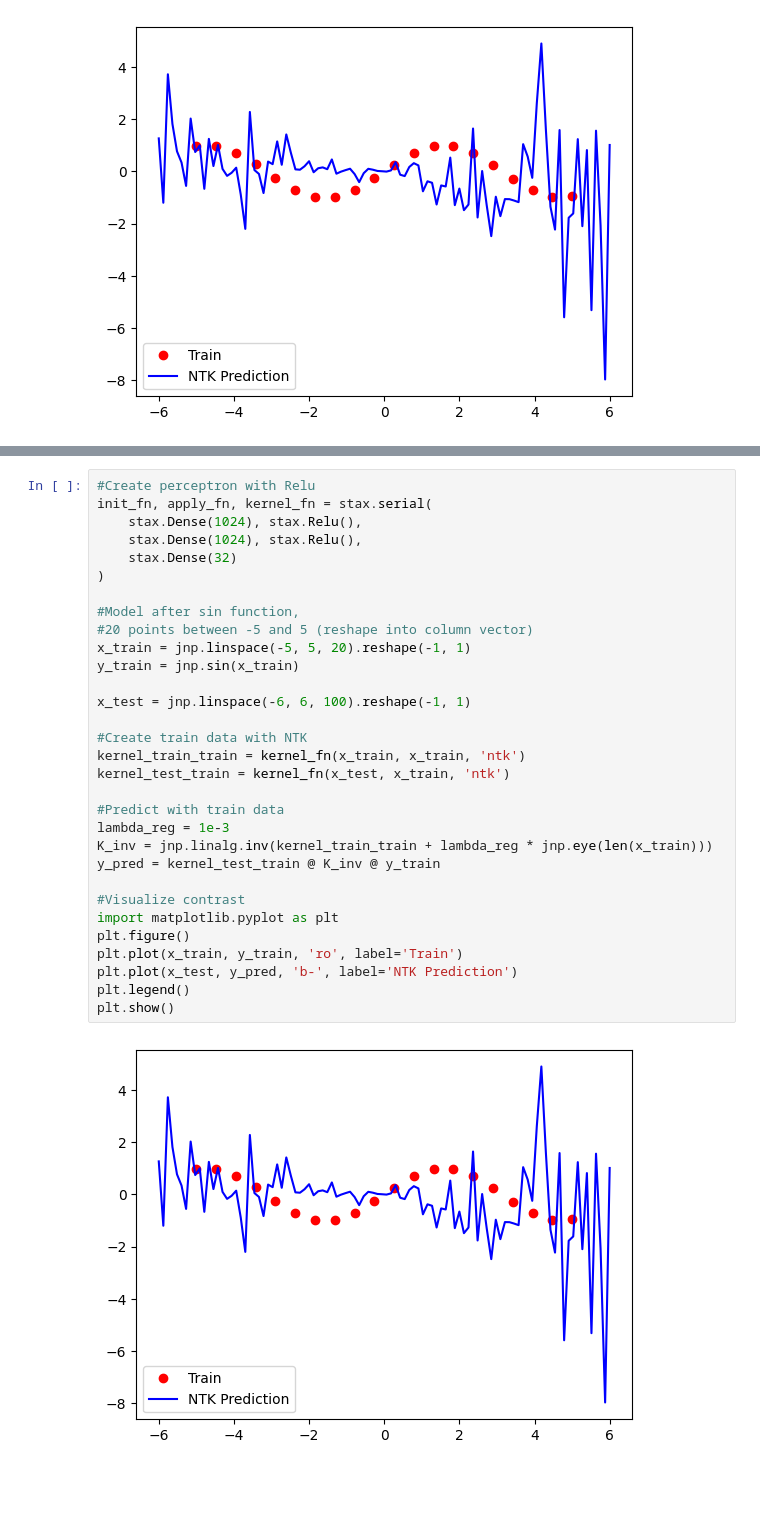
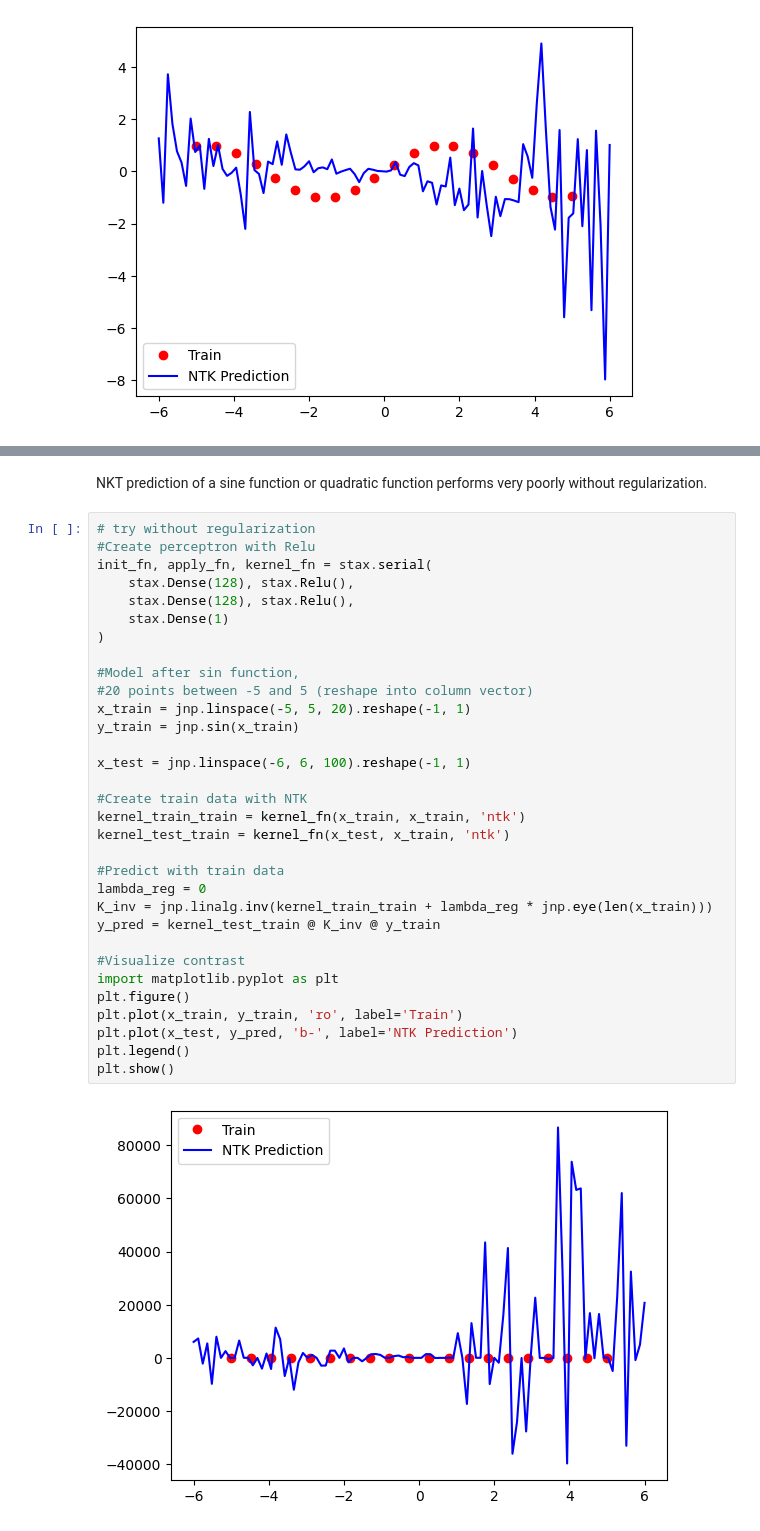
Before and after one commit to Jtrep10/NTK_Experiments, a Jupyter notebook: testNTK.ipynb, the cells around one changed output, grey strips where cells are left out. Cells and saved outputs as stored; diff of their text form; blank space fills up the shorter version.

```diff
--- a/testNTK.ipynb
+++ b/testNTK.ipynb
@@ -87,34 +60,37 @@ plt.show()
+# %% [markdown]
+NKT prediction of a sine function or quadratic function performs very poorly without regularization.
 # %%
+# try without regularization
 #Create perceptron with Relu
 init_fn, apply_fn, kernel_fn = stax.serial(
-    stax.Dense(1024), stax.Relu(),
-    stax.Dense(1024), stax.Relu(),
-    stax.Dense(32)
+    stax.Dense(128), stax.Relu(),
+    stax.Dense(128), stax.Relu(),
+    stax.Dense(1)
 )
 
 #Model after sin function,
 #20 points between -5 and 5 (reshape into column vector)
 x_train = jnp.linspace(-5, 5, 20).reshape(-1, 1)
 y_train = jnp.sin(x_train)
 
 x_test = jnp.linspace(-6, 6, 100).reshape(-1, 1)
 
 #Create train data with NTK
 kernel_train_train = kernel_fn(x_train, x_train, 'ntk')
 kernel_test_train = kernel_fn(x_test, x_train, 'ntk')
 
 #Predict with train data
-lambda_reg = 1e-3
+lambda_reg = 0
 K_inv = jnp.linalg.inv(kernel_train_train + lambda_reg * jnp.eye(len(x_train)))
 y_pred = kernel_test_train @ K_inv @ y_train
 
 #Visualize contrast
 import matplotlib.pyplot as plt
 plt.figure()
 plt.plot(x_train, y_train, 'ro', label='Train')
 plt.plot(x_test, y_pred, 'b-', label='NTK Prediction')
 plt.legend()
 plt.show()
 # %% [output]
-[figure, old version]
+[figure, new version]
 # %%
```
Also changed, not shown: parts of 16 cells of this notebook.
